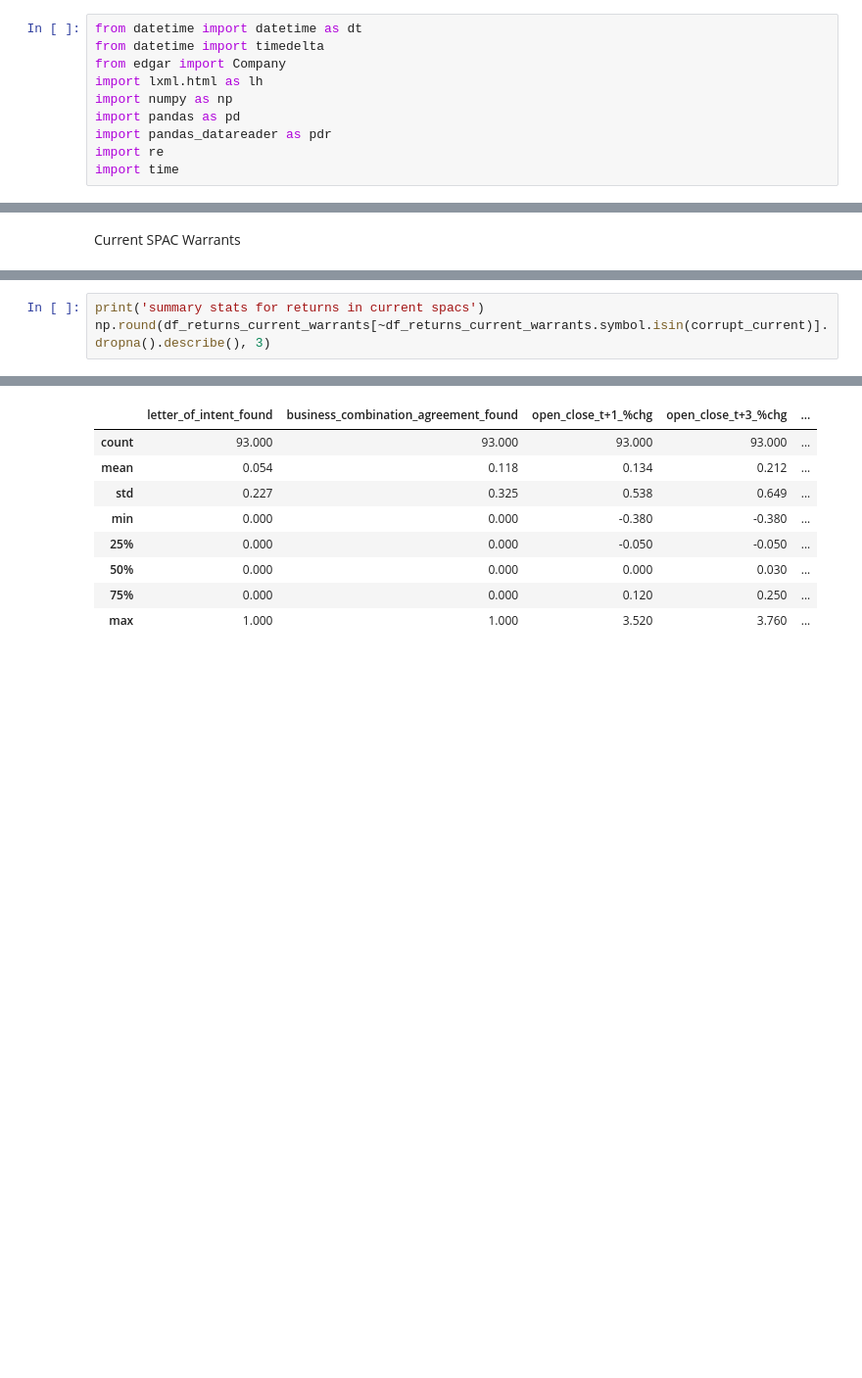
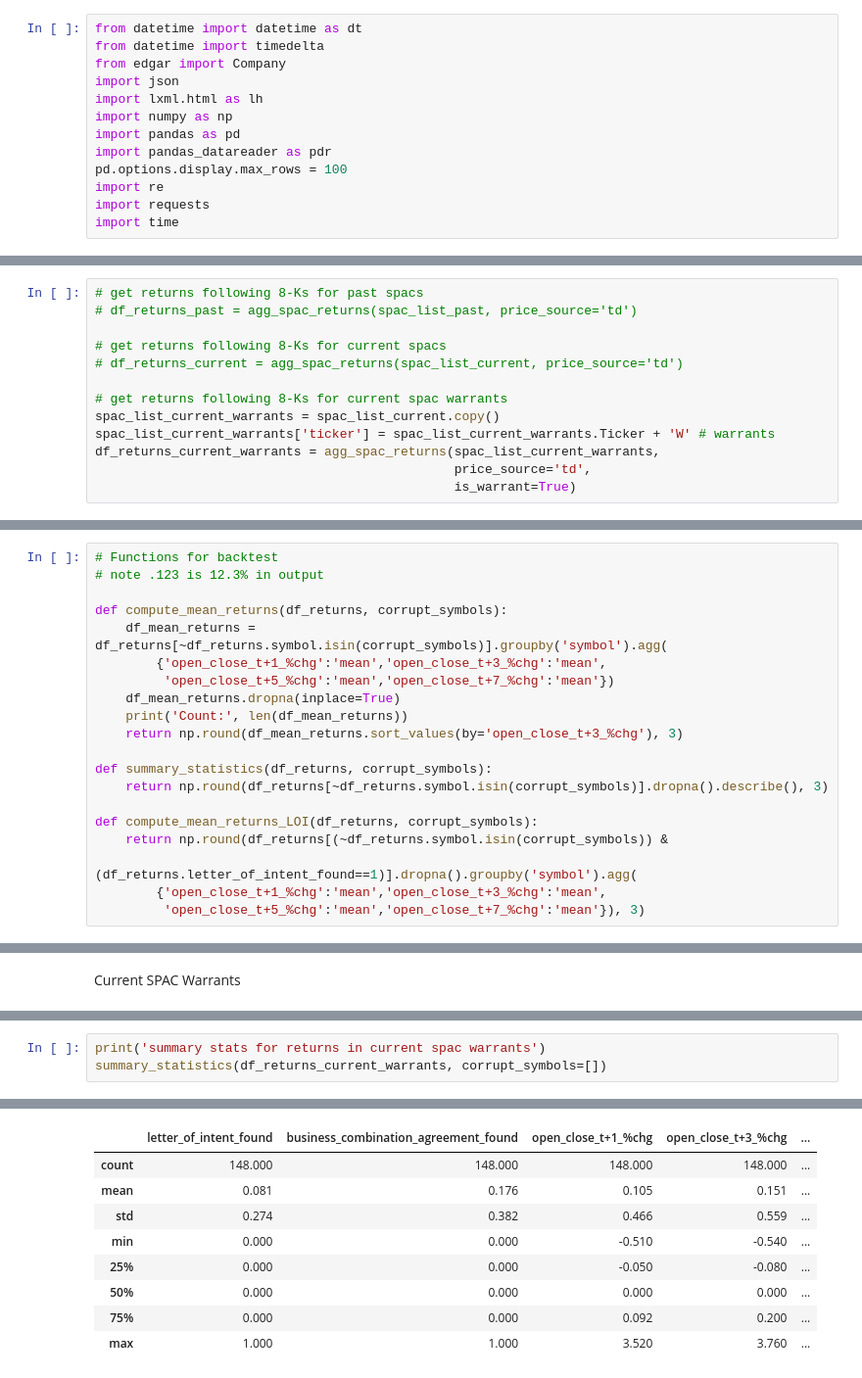
Before and after one commit to alandu20/spac, a Jupyter notebook: scraper.ipynb, the cells around one changed output, grey strips where cells are left out. Shown at 98% size. Saved outputs shown, nothing was run; the diff lists cells and outputs as text; blank space fills up the shorter version.

```diff
--- a/scraper.ipynb
+++ b/scraper.ipynb
@@ -2,11 +2,14 @@
 from datetime import datetime as dt
 from datetime import timedelta
 from edgar import Company
+import json
 import lxml.html as lh
 import numpy as np
 import pandas as pd
 import pandas_datareader as pdr
+pd.options.display.max_rows = 100
 import re
+import requests
 import time
 # %%
 # Functions for getting the CIK and Company Name from a SPAC ticker
@@ -532,0 +340,13 @@ output max date: 2020-06-26
+# %%
+# get returns following 8-Ks for past spacs
+# df_returns_past = agg_spac_returns(spac_list_past, price_source='td')
+
+# get returns following 8-Ks for current spacs
+# df_returns_current = agg_spac_returns(spac_list_current, price_source='td')
+
+# get returns following 8-Ks for current spac warrants
+spac_list_current_warrants = spac_list_current.copy()
+spac_list_current_warrants['ticker'] = spac_list_current_warrants.Ticker + 'W' # warrants
+df_returns_current_warrants = agg_spac_returns(spac_list_current_warrants,
+                                               price_source='td',
+                                               is_warrant=True)
@@ -533,2 +456,22 @@ output max date: 2020-06-26
+# %%
+# Functions for backtest
+# note .123 is 12.3% in output
+
+def compute_mean_returns(df_returns, corrupt_symbols):
+    df_mean_returns = df_returns[~df_returns.symbol.isin(corrupt_symbols)].groupby('symbol').agg(
+        {'open_close_t+1_%chg':'mean','open_close_t+3_%chg':'mean',
+         'open_close_t+5_%chg':'mean','open_close_t+7_%chg':'mean'})
+    df_mean_returns.dropna(inplace=True)
+    print('Count:', len(df_mean_returns))
+    return np.round(df_mean_returns.sort_values(by='open_close_t+3_%chg'), 3)
+
+def summary_statistics(df_returns, corrupt_symbols):
+    return np.round(df_returns[~df_returns.symbol.isin(corrupt_symbols)].dropna().describe(), 3)
+
+def compute_mean_returns_LOI(df_returns, corrupt_symbols):
+    return np.round(df_returns[(~df_returns.symbol.isin(corrupt_symbols)) &
+                               (df_returns.letter_of_intent_found==1)].dropna().groupby('symbol').agg(
+        {'open_close_t+1_%chg':'mean','open_close_t+3_%chg':'mean',
+         'open_close_t+5_%chg':'mean','open_close_t+7_%chg':'mean'}), 3)
 # %% [markdown]
 Past SPACs
@@ -686,4 +524,4 @@ mean returns for current spacs
 # %%
-print('summary stats for returns in current spacs')
-np.round(df_returns_current_warrants[~df_returns_current_warrants.symbol.isin(corrupt_current)].dropna().describe(), 3)
+print('summary stats for returns in current spac warrants')
+summary_statistics(df_returns_current_warrants, corrupt_symbols=[])
 # %% [output]
@@ -691,9 +529,9 @@ summary stats for returns in current spacs
 |  | letter_of_intent_found | business_combination_agreement_found | open_close_t+1_%chg | open_close_t+3_%chg | ... |
-| count | 93.000 | 93.000 | 93.000 | 93.000 | ... |
-| mean | 0.054 | 0.118 | 0.134 | 0.212 | ... |
-| std | 0.227 | 0.325 | 0.538 | 0.649 | ... |
-| min | 0.000 | 0.000 | -0.380 | -0.380 | ... |
-| 25% | 0.000 | 0.000 | -0.050 | -0.050 | ... |
-| 50% | 0.000 | 0.000 | 0.000 | 0.030 | ... |
-| 75% | 0.000 | 0.000 | 0.120 | 0.250 | ... |
+| count | 148.000 | 148.000 | 148.000 | 148.000 | ... |
+| mean | 0.081 | 0.176 | 0.105 | 0.151 | ... |
+| std | 0.274 | 0.382 | 0.466 | 0.559 | ... |
+| min | 0.000 | 0.000 | -0.510 | -0.540 | ... |
+| 25% | 0.000 | 0.000 | -0.050 | -0.080 | ... |
+| 50% | 0.000 | 0.000 | 0.000 | 0.000 | ... |
+| 75% | 0.000 | 0.000 | 0.092 | 0.200 | ... |
 | max | 1.000 | 1.000 | 3.520 | 3.760 | ... |
```
Also changed, not shown: parts of 22 cells of this notebook.
